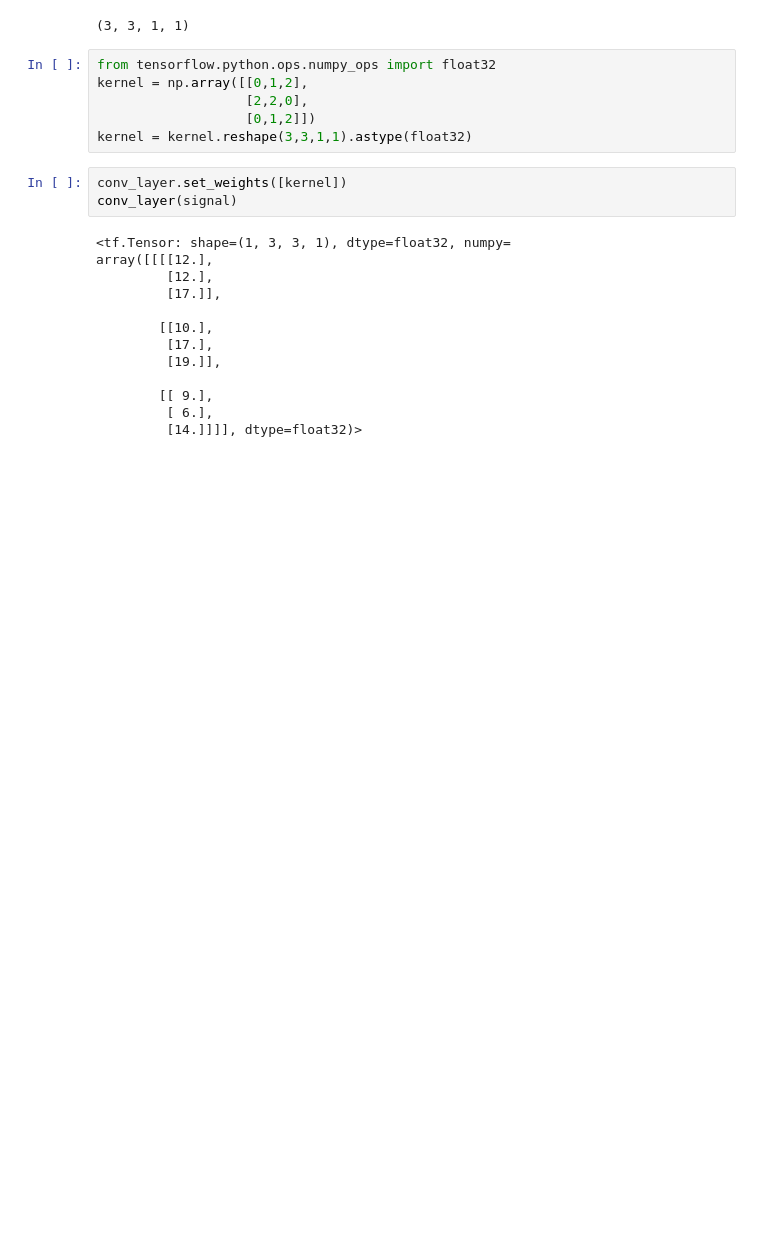
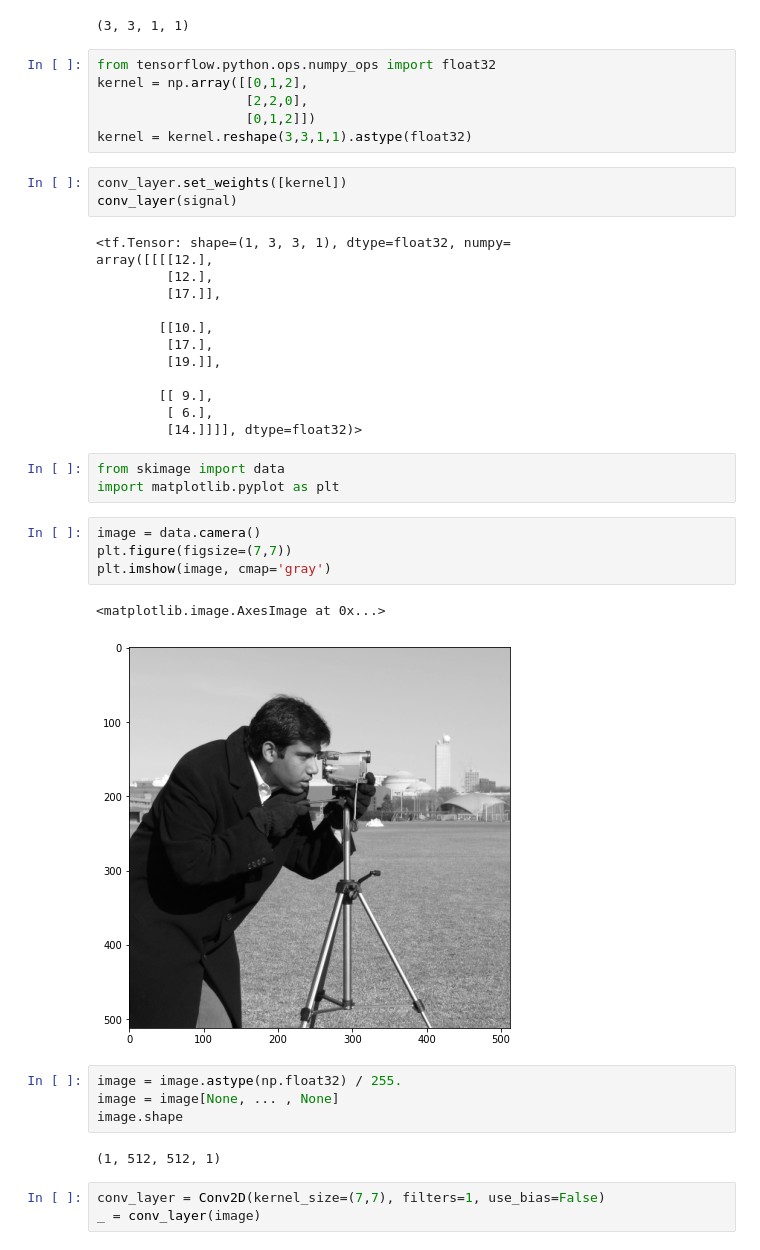
Before and after one commit to MagicMoleMM/ML, a Jupyter notebook: TF_4.ipynb, the cells around one changed output. Cells and saved outputs as stored; diff of their text form; blank space fills up the shorter version.

```diff
--- a/TF_4.ipynb
+++ b/TF_4.ipynb
@@ -59,3 +59,22 @@ array([[[[12.],
         [[ 9.],
          [ 6.],
          [14.]]]], dtype=float32)>
+# %%
+from skimage import data
+import matplotlib.pyplot as plt
+# %%
+image = data.camera()
+plt.figure(figsize=(7,7))
+plt.imshow(image, cmap='gray')
+# %% [output]
+<matplotlib.image.AxesImage at 0x...>
+[figure, added]
+# %%
+image = image.astype(np.float32) / 255.
+image = image[None, ... , None]
+image.shape
+# %% [output]
+(1, 512, 512, 1)
+# %%
+conv_layer = Conv2D(kernel_size=(7,7), filters=1, use_bias=False)
+_ = conv_layer(image)
```
Also changed, not shown: parts of 3 cells of this notebook.
